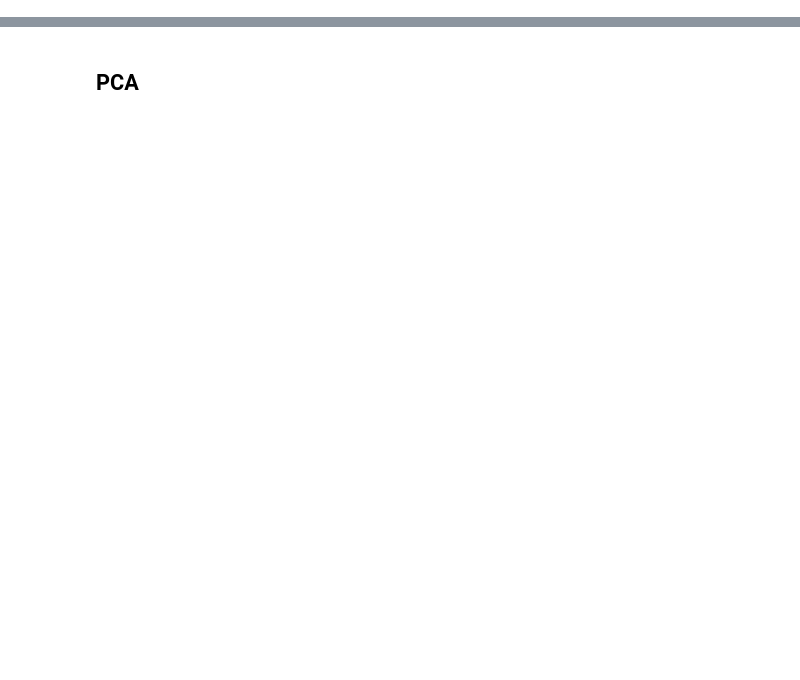
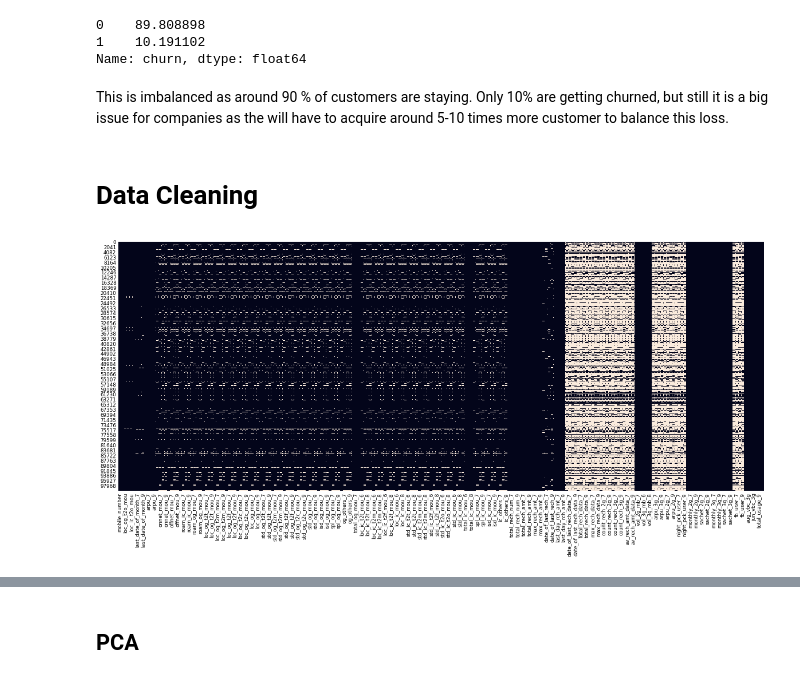
Before and after one commit to PreetiKharb/Telecom-Churn-Prediction, a Jupyter notebook: TelecomChurn.ipynb, the cells around one changed output, grey strips where cells are left out. Saved outputs shown, nothing was run; the diff lists cells and outputs as text; code cells hidden in the pictures; blank space fills up the shorter version.

```diff
--- a/TelecomChurn.ipynb
+++ b/TelecomChurn.ipynb
@@ -297,0 +111,30 @@ df.head()
+# %%
+# as mentioned in the problem statement we want do check for usage base churn so we can say if the user hasnt had any incoming, out-going call
+# and did not use 2g or 3g services that most likely the user has churned
+telecom['total_usage_9'] = telecom['total_og_mou_9'] + telecom['total_ic_mou_9'] + telecom['vol_2g_mb_9'] + telecom['vol_3g_mb_9']
+# %%
+# target variable
+telecom['churn'] = telecom['total_usage_9'].apply(lambda n: 0 if n>0 else 1)
+# %%
+# Percent churned
+telecom['churn'].value_counts()/telecom.churn.size*100
+# %% [output]
+0    89.808898
+1    10.191102
+Name: churn, dtype: float64
+# %% [markdown]
+This is imbalanced as around 90 % of customers are staying. Only 10% are getting churned, but still it is a big issue for companies as the will have to acquire around 5-10 times more customer to balance this loss.
+# %%
+# we can create the columns which are used to create the target variable 9 the month
+columns = ['total_og_mou_9','total_ic_mou_9','vol_2g_mb_9','vol_3g_mb_9']
+# %%
+telecom.drop(axis=1, columns=columns, inplace=True)
+# %% [markdown]
+# Data Cleaning
+# %%
+# Plotting the dataframe to check null values and its distribution
+plt.figure(figsize = (18,8))
+sns.heatmap(telecom.isnull(),cbar = False)
+plt.show()
+# %% [output]
+[figure, added]
```
Also changed, not shown: parts of 202 cells of this notebook.
